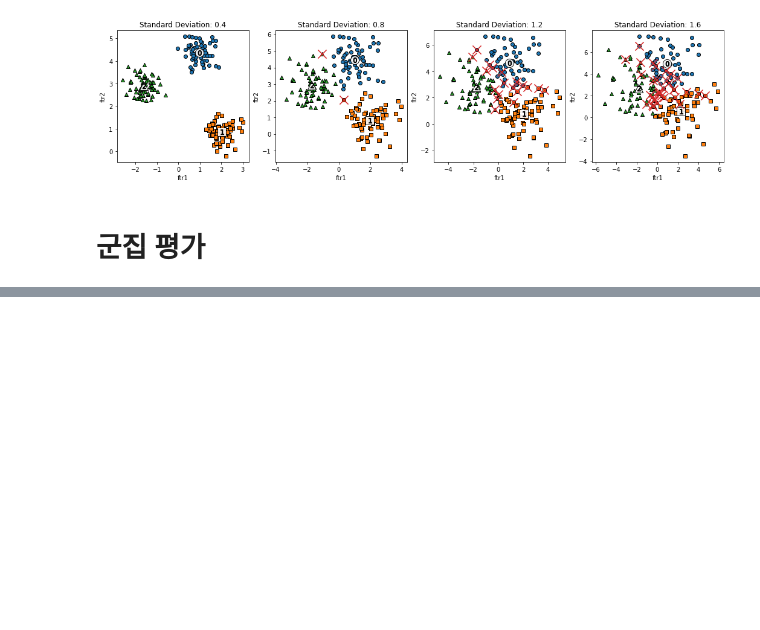
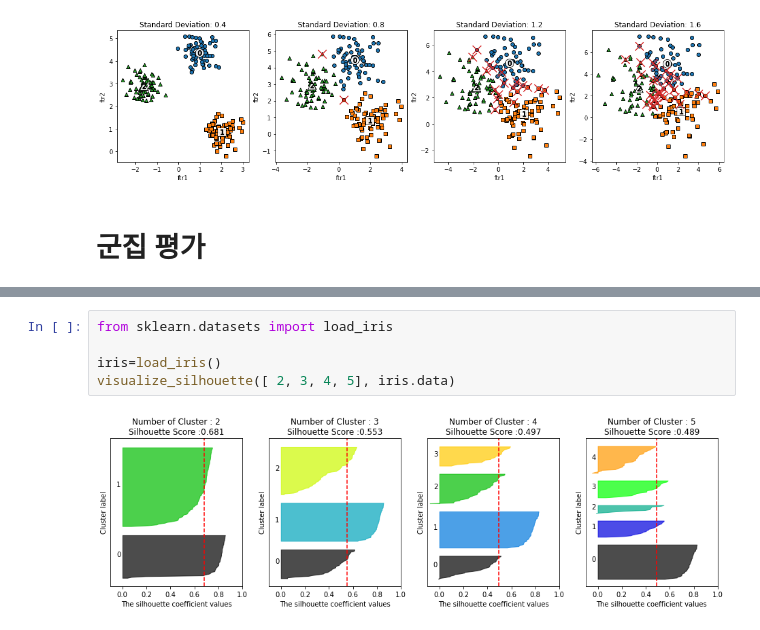
Before and after one commit to SeWonKwon/Machine-Learning, a Jupyter notebook: Machine_Learning/E01_Clustering.ipynb, the cells around one changed output, grey strips where cells are left out. Cells and saved outputs as stored; diff of their text form; blank space fills up the shorter version.

```diff
--- a/Machine_Learning/E01_Clustering.ipynb
+++ b/Machine_Learning/E01_Clustering.ipynb
@@ -481,0 +630,7 @@ plt.show()
+# %%
+from sklearn.datasets import load_iris
+
+iris=load_iris()
+visualize_silhouette([ 2, 3, 4, 5], iris.data)
+# %% [output]
+[figure, added]
```
Also changed, not shown: parts of 20 cells of this notebook.
